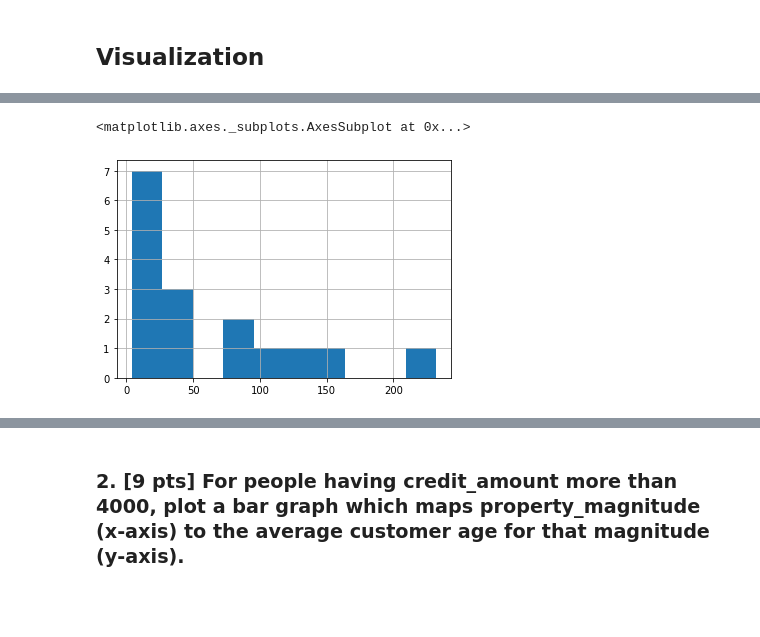
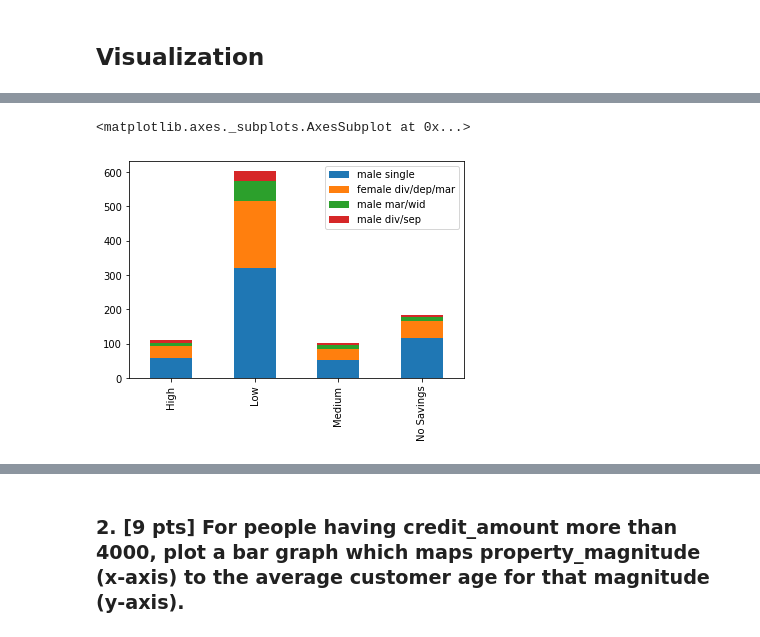
Before and after one commit to PinkmanusRex/CS210-HW3, a Jupyter notebook: german_credit.ipynb, the cells around one changed output, grey strips where cells are left out. Saved outputs shown, nothing was run; the diff lists cells and outputs as text; code cells hidden in the pictures; blank space fills up the shorter version.

```diff
--- a/german_credit.ipynb
+++ b/german_credit.ipynb
@@ -216,5 +211,11 @@ df['savings_status'].str.cat(df['personal_status']).value_counts().hist()
-# %%
-df['checking_status'].str.cat(df['personal_status']).value_counts().hist()
-# %% [output]
-<matplotlib.axes._subplots.AxesSubplot at 0x...>
-[figure, removed]
+# %%
+savings_status_df = pd.DataFrame({
+    'male single': df[(df.personal_status == 'male single')]['savings_status'].value_counts(),
+    'female div/dep/mar': df[(df.personal_status == 'female div/dep/mar')]['savings_status'].value_counts(),
+    'male mar/wid': df[(df.personal_status == 'male mar/wid')]['savings_status'].value_counts(),
+    'male div/sep': df[(df.personal_status == 'male div/sep')]['savings_status'].value_counts(),
+}, columns=['male single', 'female div/dep/mar', 'male mar/wid', 'male div/sep'])
+savings_status_df.plot.bar(stacked=True)
+# %% [output]
+<matplotlib.axes._subplots.AxesSubplot at 0x...>
+[figure, added]
```
Also changed, not shown: parts of 4 cells of this notebook.
